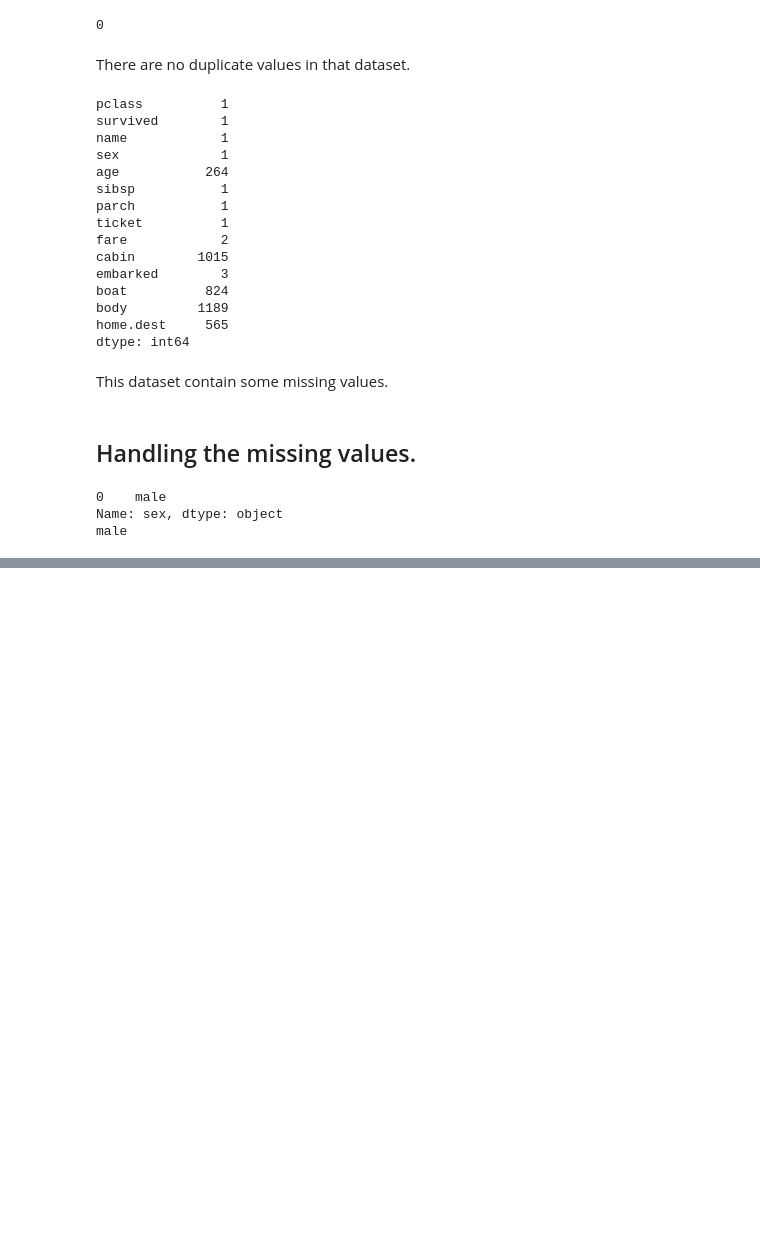
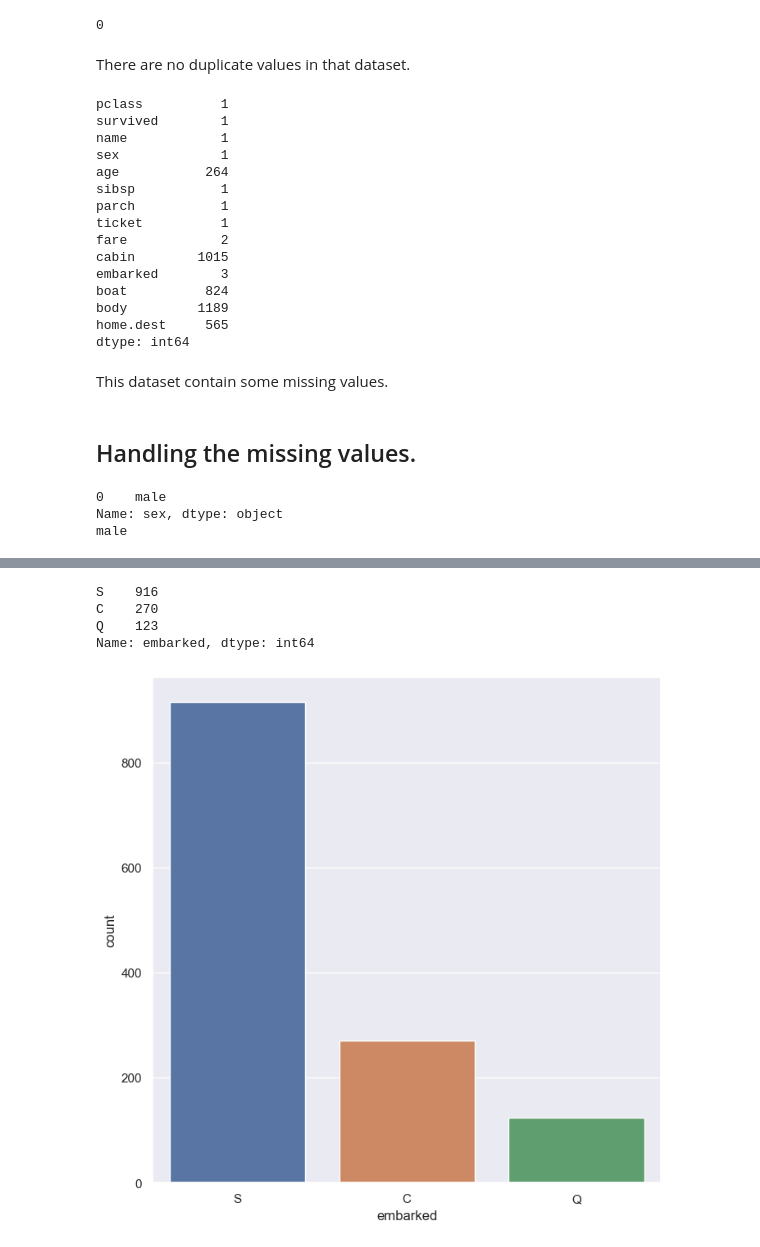
Before and after one commit to pinilDissanayaka/Titanic_Survival_Prediction, a Jupyter notebook: Titanic_Survival_Prediction.ipynb, the cells around one changed output, grey strips where cells are left out. Saved outputs shown, nothing was run; the diff lists cells and outputs as text; code cells hidden in the pictures; blank space fills up the shorter version.

```diff
--- a/Titanic_Survival_Prediction.ipynb
+++ b/Titanic_Survival_Prediction.ipynb
@@ -222,0 +236,13 @@ Cabin
+# %%
+print(df['embarked'].value_counts())
+
+sns.set()
+plt.figure(figsize = (8, 8))
+sns.countplot(x = 'embarked', data = df)
+plt.show()
+# %% [output]
+S    916
+C    270
+Q    123
+Name: embarked, dtype: int64
+[figure, added]
```
Also changed, not shown: parts of 37 cells of this notebook.
